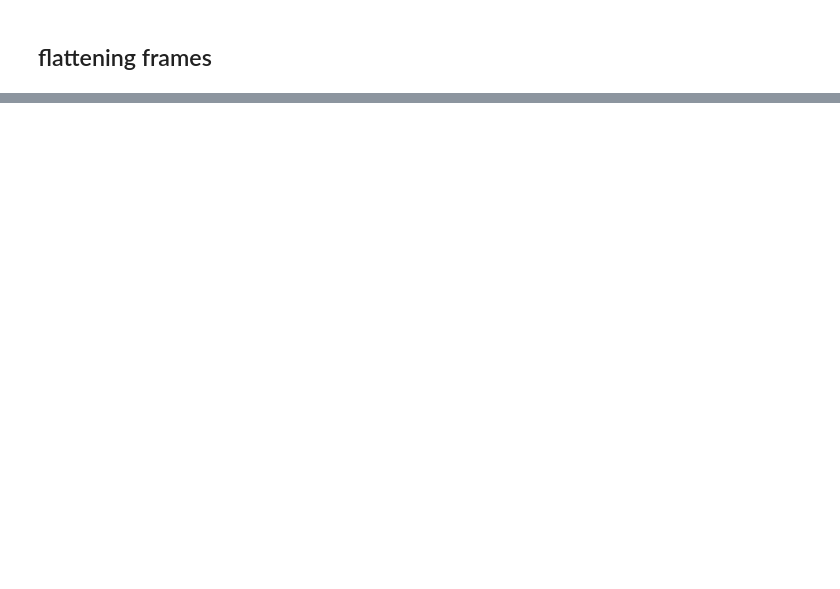
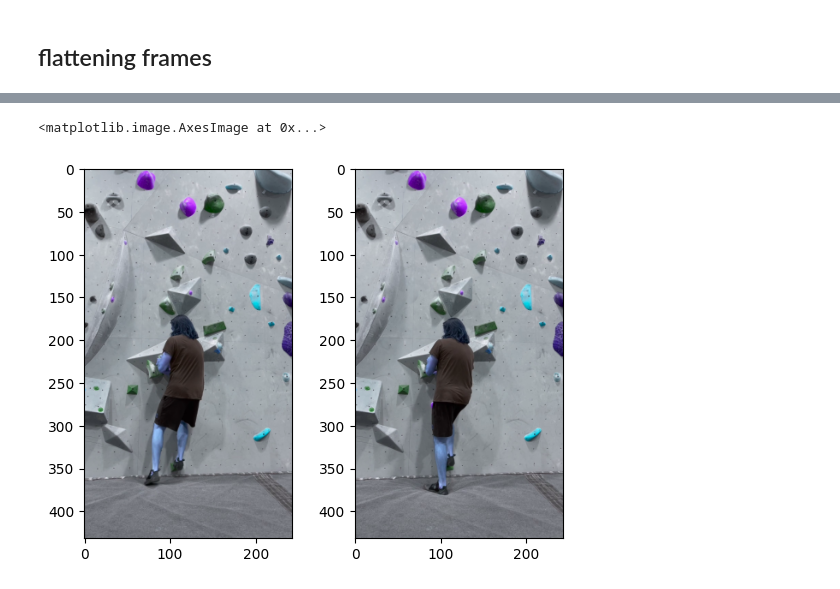
Before and after one commit to ar10000/mountain_goat, a Jupyter notebook: notebooks/move_detector.ipynb, the cells around one changed output, grey strips where cells are left out. Drawn from its saved outputs; the diff is of its cells as text; code cells hidden in the pictures; blank space fills up the shorter version.

```diff
--- a/notebooks/move_detector.ipynb
+++ b/notebooks/move_detector.ipynb
@@ -38,7 +65,7 @@ plt.imshow(frame_list[13][:, :, ::-1]);
 ## flattening frames
 # %%
 flattened_frames = []
-for frame in frame_list:
+for frame in resized_frame_list:
     im =frame.flatten()
     flattened_frames.append(im)
 # %%
@@ -49,0 +91,25 @@ similarity_vector = cosine_similarity(flattened_array)
+# %%
+disimilar_frames= []
+length_video = len(resized_frame_list)
+similarity_dict={}
+for id, frame in enumerate(resized_frame_list):
+    if id == length_video-1:
+        break
+    first_frame = frame # first frame
+#     print(id)
+    next_frame = resized_frame_list[id + 1] #next_frame
+    # get_pose_image returns dict of coordinates , so here we change teh values(the coordinates)into an array for the first and
+    #next frame
+    im_1_coordinates=np.array(list(get_pose_image(first_frame).values()))
+    next_im_coordinates = np.array(list(get_pose_image(next_frame).values()))
+
+    unit_vector_1 = im_1_coordinates / np. linalg. norm(im_1)
+    unit_vector_2 = next_im_coordinates / np. linalg. norm(next_im)
+    dot_product = np. dot(unit_vector_1, unit_vector_2)
+    angle = np. arccos(dot_product)
+    similarity = -1 * (spatial.distance.cosine(im_1_coordinates, next_im_coordinates) - 1)
+    print(f'calculating similarity between frame{id} and frame{id +1} out of {len(resized_frame_list)} .....')
+    similarity_dict[f'frame{id} vs frame{id +1}'] = [similarity, angle]
+#     print(similarity)
+    if similarity < 0.9999:
+        disimilar_frames.append(next_frame)
@@ -49,0 +158,18 @@ similarity_vector = cosine_similarity(flattened_array)
+# %%
+fig, ax = plt.subplots(nrows=1, ncols=2)
+ax[0].imshow(disimilar_frames[14])
+ax[1].imshow(disimilar_frames[15])
+# def show_images(list_images):
+#     """show the images"""
+#     nrows = int(len(list_images)/2) +1
+#     ncols = int(len(list_images)/2) +1
+#     fig, ax = plt.subplots(nrows=nrows, ncols=ncols, figsize=(20,20))
+#     for row in range(nrows):
+#         for col in range(ncols):
+#             for image in list_images:
+#                 ax[row, col].imshow(image)
+
+# show_images(disimilar_frames)
+# %% [output]
+<matplotlib.image.AxesImage at 0x...>
+[figure, added]
```
Also changed, not shown: parts of 12 cells of this notebook, 1 other file.
